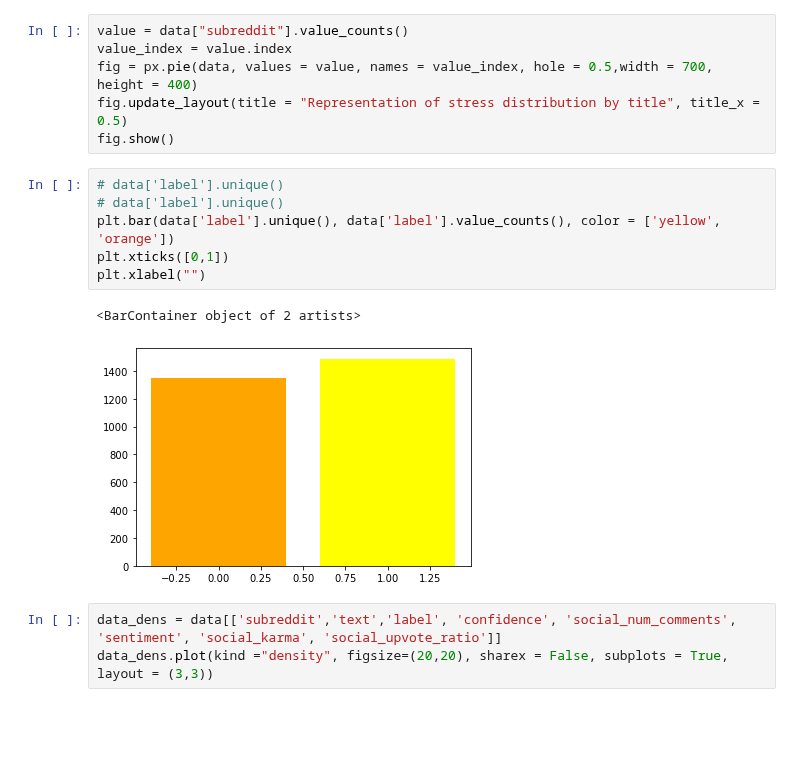
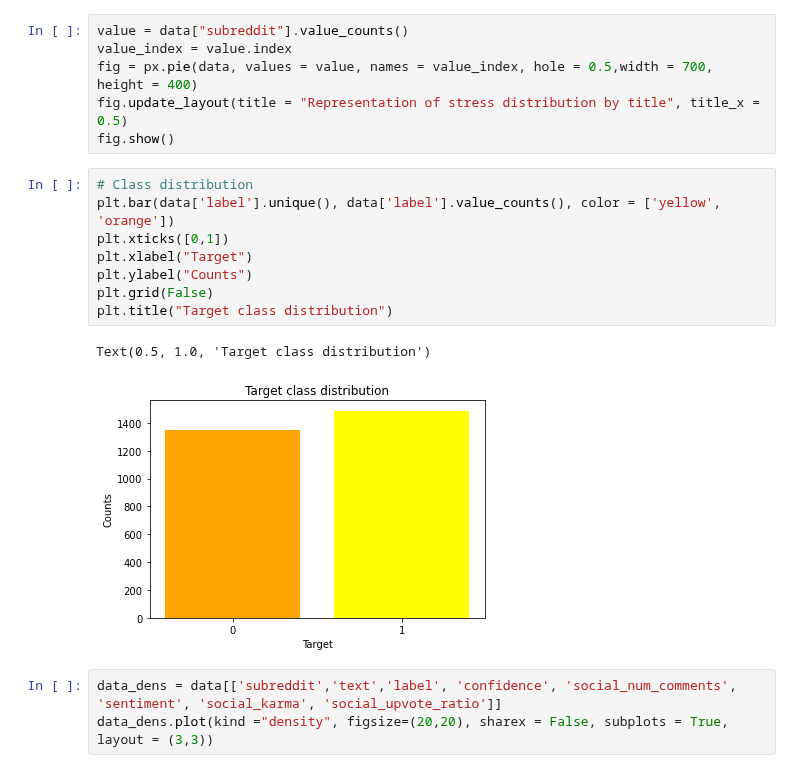
Before and after one commit to franck225-coder/Machine-Learning-project-series, a Jupyter notebook: stress detection/stress_dection.ipynb, the cells around one changed output. Cells and saved outputs as stored; diff of their text form; blank space fills up the shorter version.

```diff
--- a/stress detection/stress_dection.ipynb
+++ b/stress detection/stress_dection.ipynb
@@ -79,14 +76,16 @@ fig = px.pie(data, values = value, names = value_index, hole = 0.5,width = 700,
 fig.update_layout(title = "Representation of stress distribution by title", title_x = 0.5)
 fig.show()
 # %%
-# data['label'].unique()
-# data['label'].unique()
+# Class distribution
 plt.bar(data['label'].unique(), data['label'].value_counts(), color = ['yellow', 'orange'])
 plt.xticks([0,1])
-plt.xlabel("")
+plt.xlabel("Target")
+plt.ylabel("Counts")
+plt.grid(False)
+plt.title("Target class distribution")
 # %% [output]
-<BarContainer object of 2 artists>
+Text(0.5, 1.0, 'Target class distribution')
-[figure, old version]
+[figure, new version]
 # %%
 data_dens = data[['subreddit','text','label', 'confidence', 'social_num_comments', 'sentiment', 'social_karma', 'social_upvote_ratio']]
 data_dens.plot(kind ="density", figsize=(20,20), sharex = False, subplots = True, layout = (3,3))
```
Also changed, not shown: parts of 5 cells of this notebook.
